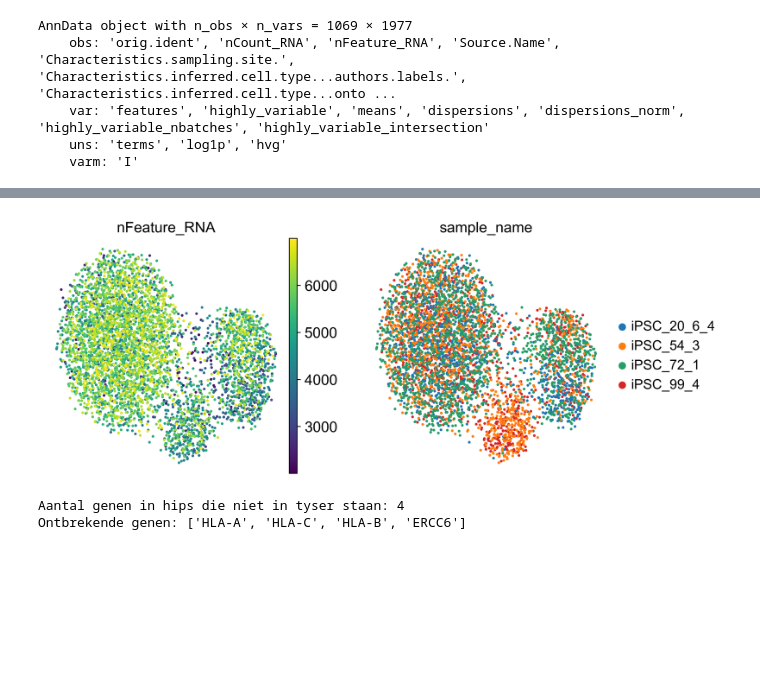
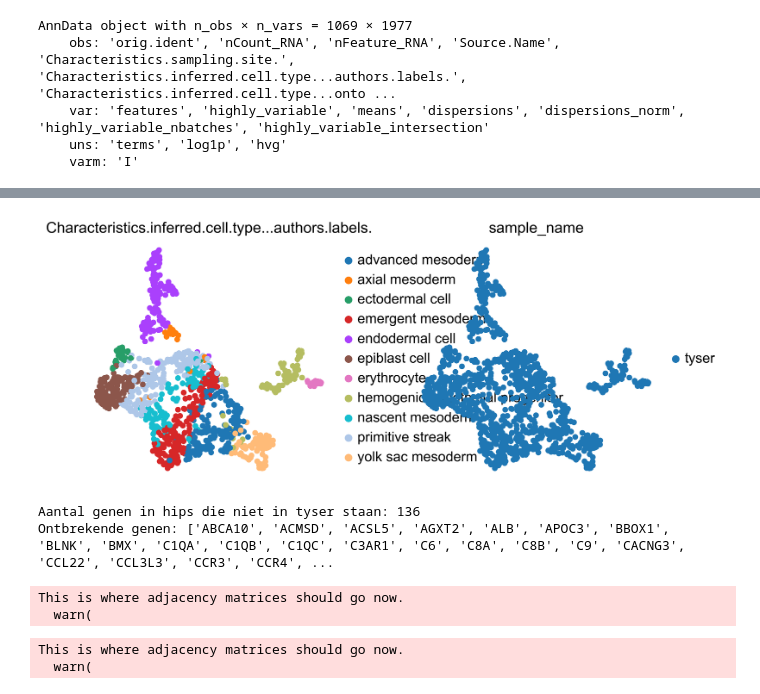
Before and after one commit to Luneesh/in-house, a Jupyter notebook: model_training_scripts_tips.ipynb, the cells around one changed output, grey strips where cells are left out. Cells and saved outputs as stored; diff of their text form; code cells hidden in the pictures; blank space fills up the shorter version.

```diff
--- a/model_training_scripts_tips.ipynb
+++ b/model_training_scripts_tips.ipynb
@@ -207,18 +212,24 @@ hips.obs
 # %%
-sc.pl.umap(hips, color=['nFeature_RNA', 'sample_name'], frameon=False)
+sc.pp.neighbors(hips)
+sc.tl.umap(hips)
+
+
+sc.pl.umap(hips, color=['Characteristics.inferred.cell.type...authors.labels.', 'sample_name'], frameon=False)
 # %% [output]
-[figure, old version]
+[figure, new version]
 # %%
 # Lees de tyser-dataset
-tyser = sc.read('tyser.h5ad')
+tyser = sc.read('dataset/hiPSC.h5ad')
 
 # Controleer de overlap van genen
 missing_genes = [gene for gene in hips.var_names if gene not in tyser.var_names]
 print(f"Aantal genen in hips die niet in tyser staan: {len(missing_genes)}")
 print("Ontbrekende genen:", missing_genes)
 # %% [output]
-Aantal genen in hips die niet in tyser staan: 4
-Ontbrekende genen: ['HLA-A', 'HLA-C', 'HLA-B', 'ERCC6']
+Aantal genen in hips die niet in tyser staan: 136
+Ontbrekende genen: ['ABCA10', 'ACMSD', 'ACSL5', 'AGXT2', 'ALB', 'APOC3', 'BBOX1', 'BLNK', 'BMX', 'C1QA', 'C1QB', 'C1QC', 'C3AR1', 'C6', 'C8A', 'C8B', 'C9', 'CACNG3', 'CCL22', 'CCL3L3', 'CCR3', 'CCR4', ...
+This is where adjacency matrices should go now.
+  warn(
 # %%
 # Filter genen die aanwezig zijn in beide datasets
 common_genes = [gene for gene in hips.var_names if gene in tyser.var_names]
@@ -227,7 +238,10 @@ common_genes = [gene for gene in hips.var_names if gene in tyser.var_names]
 hips = hips[:, common_genes].copy()
 tyser = tyser[:, common_genes].copy()
 # %%
-kang = sc.read('tyser.h5ad')[:, hips.var_names].copy()
+kang = sc.read('dataset/hiPSC.h5ad')[:, hips.var_names].copy()
+# %% [output]
+This is where adjacency matrices should go now.
+  warn(
 # %%
 # Controleer of var_names overeenkomen
 print("Aantal genen in beide datasets na filtering:", len(common_genes))
```
Also changed, not shown: parts of 8 cells of this notebook, 5 other files.
